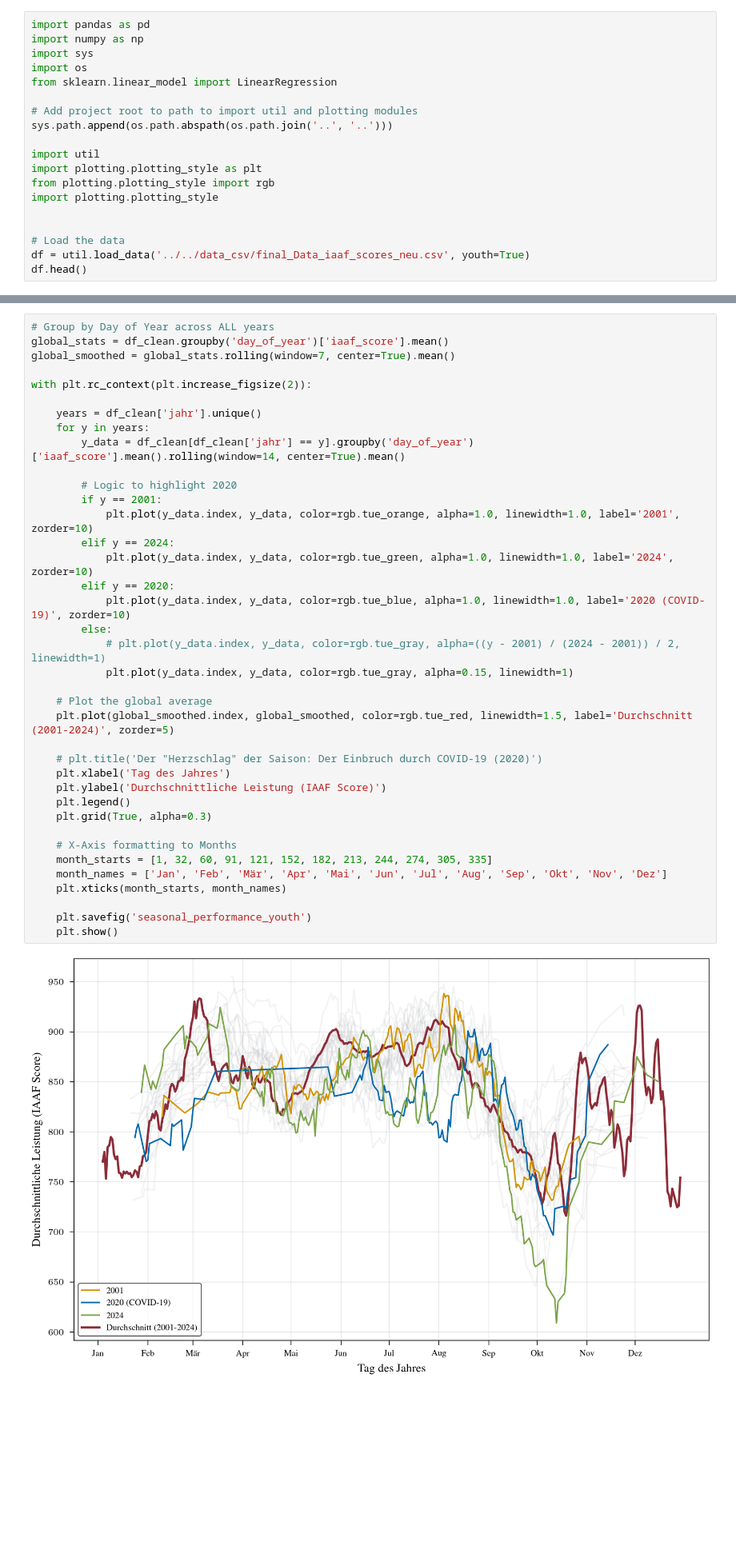
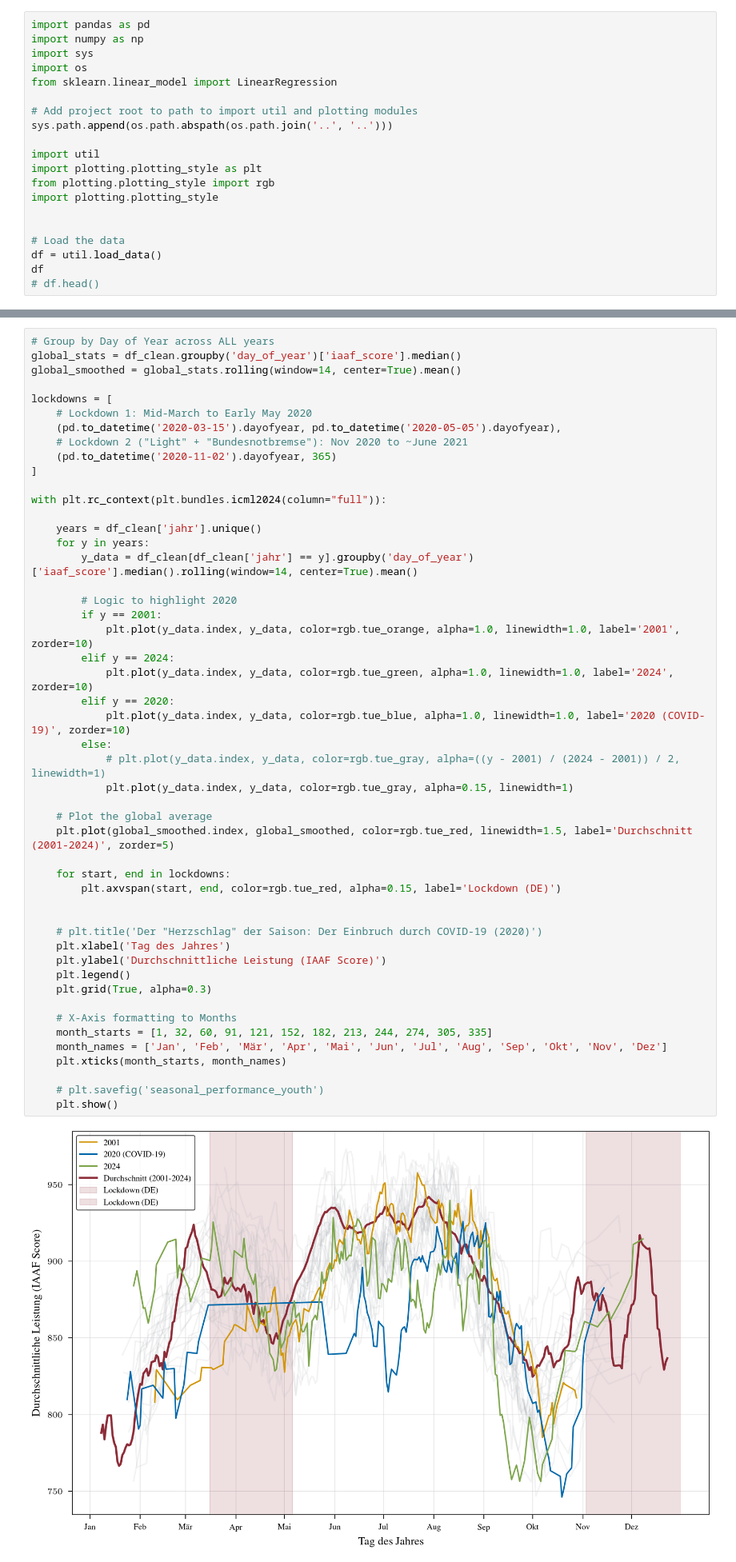
Before and after one commit to maxwernz/Data-Literacy, a Jupyter notebook: max/max_analysis/seasonal_performance.ipynb, the cells around one changed output, grey strips where cells are left out. Shown at 80% size. Saved outputs shown, nothing was run; the diff lists cells and outputs as text; blank space fills up the shorter version.

```diff
--- a/max/max_analysis/seasonal_performance.ipynb
+++ b/max/max_analysis/seasonal_performance.ipynb
@@ -19,6 +19,7 @@ import plotting.plotting_style
 
 
 # Load the data
-df = util.load_data('../../data_csv/final_Data_iaaf_scores_neu.csv', youth=True)
-df.head()
+df = util.load_data()
+df
+# df.head()
 # %% [output]
@@ -131,44 +145,55 @@ with plt.rc_context(plt.increase_figsize(2)):
 We overlay all years to see the general pattern, but we **highlight 2020** to visualize the disruption caused by the pandemic.
 # %%
 # Group by Day of Year across ALL years
-global_stats = df_clean.groupby('day_of_year')['iaaf_score'].mean()
-global_smoothed = global_stats.rolling(window=7, center=True).mean()
+global_stats = df_clean.groupby('day_of_year')['iaaf_score'].median()
+global_smoothed = global_stats.rolling(window=14, center=True).mean()
 
-with plt.rc_context(plt.increase_figsize(2)):
+lockdowns = [
+    # Lockdown 1: Mid-March to Early May 2020
+    (pd.to_datetime('2020-03-15').dayofyear, pd.to_datetime('2020-05-05').dayofyear),
+    # Lockdown 2 ("Light" + "Bundesnotbremse"): Nov 2020 to ~June 2021
+    (pd.to_datetime('2020-11-02').dayofyear, 365)
+]
+
+with plt.rc_context(plt.bundles.icml2024(column="full")):
 
     years = df_clean['jahr'].unique()
     for y in years:
-        y_data = df_clean[df_clean['jahr'] == y].groupby('day_of_year')['iaaf_score'].mean().rolling(window=14, center=True).mean()
+        y_data = df_clean[df_clean['jahr'] == y].groupby('day_of_year')['iaaf_score'].median().rolling(window=14, center=True).mean()
 
         # Logic to highlight 2020
         if y == 2001:
             plt.plot(y_data.index, y_data, color=rgb.tue_orange, alpha=1.0, linewidth=1.0, label='2001', zorder=10)
         elif y == 2024:
             plt.plot(y_data.index, y_data, color=rgb.tue_green, alpha=1.0, linewidth=1.0, label='2024', zorder=10)
         elif y == 2020:
             plt.plot(y_data.index, y_data, color=rgb.tue_blue, alpha=1.0, linewidth=1.0, label='2020 (COVID-19)', zorder=10)
         else:
             # plt.plot(y_data.index, y_data, color=rgb.tue_gray, alpha=((y - 2001) / (2024 - 2001)) / 2, linewidth=1)
             plt.plot(y_data.index, y_data, color=rgb.tue_gray, alpha=0.15, linewidth=1)
 
     # Plot the global average
     plt.plot(global_smoothed.index, global_smoothed, color=rgb.tue_red, linewidth=1.5, label='Durchschnitt (2001-2024)', zorder=5)
 
+    for start, end in lockdowns:
+        plt.axvspan(start, end, color=rgb.tue_red, alpha=0.15, label='Lockdown (DE)')
+
+
     # plt.title('Der "Herzschlag" der Saison: Der Einbruch durch COVID-19 (2020)')
     plt.xlabel('Tag des Jahres')
     plt.ylabel('Durchschnittliche Leistung (IAAF Score)')
     plt.legend()
     plt.grid(True, alpha=0.3)
 
     # X-Axis formatting to Months
     month_starts = [1, 32, 60, 91, 121, 152, 182, 213, 244, 274, 305, 335]
     month_names = ['Jan', 'Feb', 'Mär', 'Apr', 'Mai', 'Jun', 'Jul', 'Aug', 'Sep', 'Okt', 'Nov', 'Dez']
     plt.xticks(month_starts, month_names)
 
-    plt.savefig('seasonal_performance_youth')
+    # plt.savefig('seasonal_performance_youth')
     plt.show()
 # %% [output]
-[figure, old version]
+[figure, new version]
 # %% [markdown]
 ### **Observations (2020)**
 The 2020 line (blue) clearly shows:
```
Also changed, not shown: parts of 12 cells of this notebook, 6 other files.
